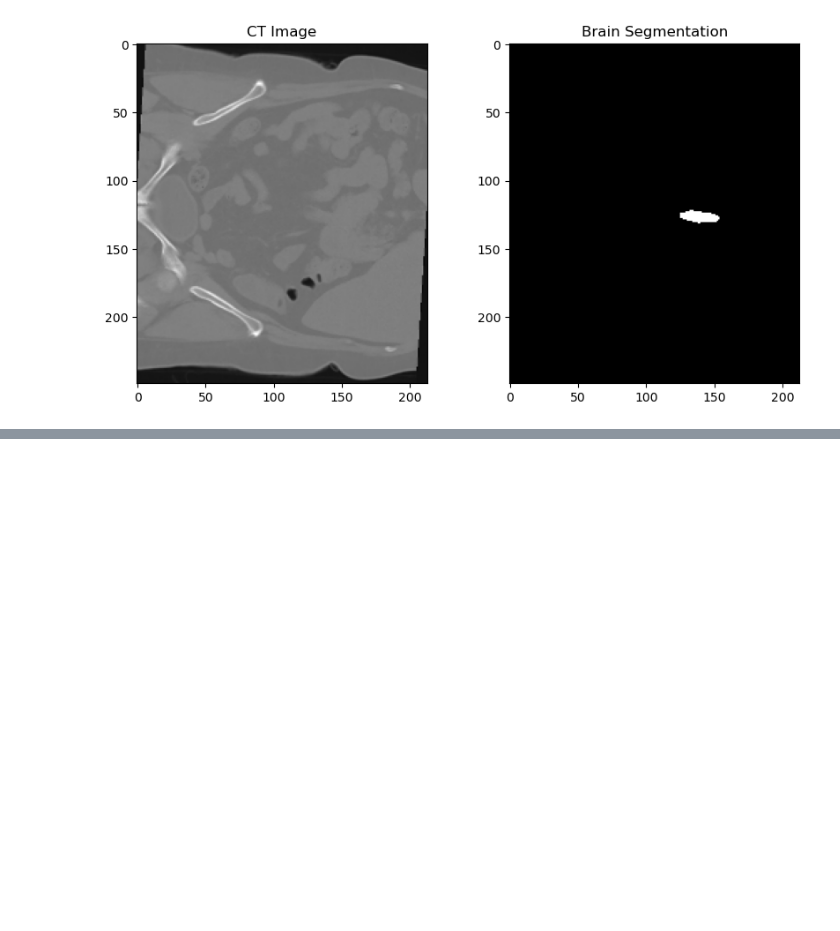
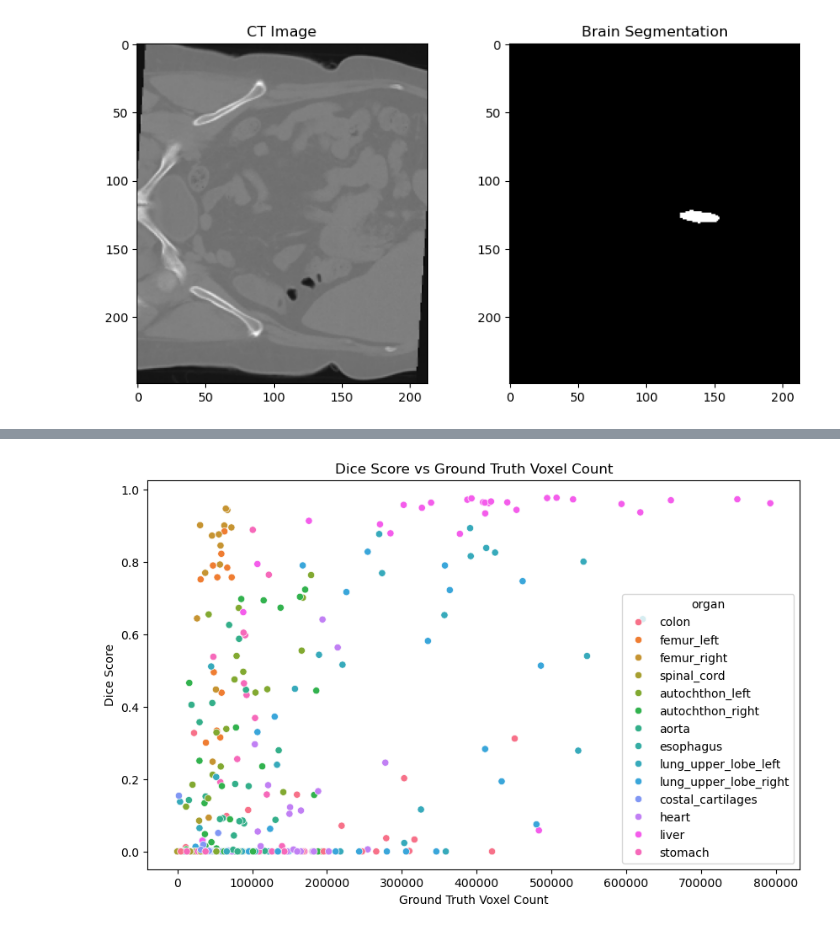
Before and after one commit to tidiane-camaret/ic_segmentation, a Jupyter notebook: notebooks/TotalSeg.ipynb, the cells around one changed output, grey strips where cells are left out. Saved outputs shown, nothing was run; the diff lists cells and outputs as text; code cells hidden in the pictures; blank space fills up the shorter version.

```diff
--- a/notebooks/TotalSeg.ipynb
+++ b/notebooks/TotalSeg.ipynb
@@ -231,0 +295,10 @@ plt.show()
+# %%
+# scatterplot dice vs gt_voxel_count
+plt.figure(figsize=(10, 6))
+sns.scatterplot(x="gt_voxel_count", y="dice", hue="organ", data=wandb_metrics)
+plt.title("Dice Score vs Ground Truth Voxel Count")
+plt.xlabel("Ground Truth Voxel Count")
+plt.ylabel("Dice Score")
+plt.show()
+# %% [output]
+[figure, added]
```
Also changed, not shown: parts of 11 cells of this notebook, 2 other files.
